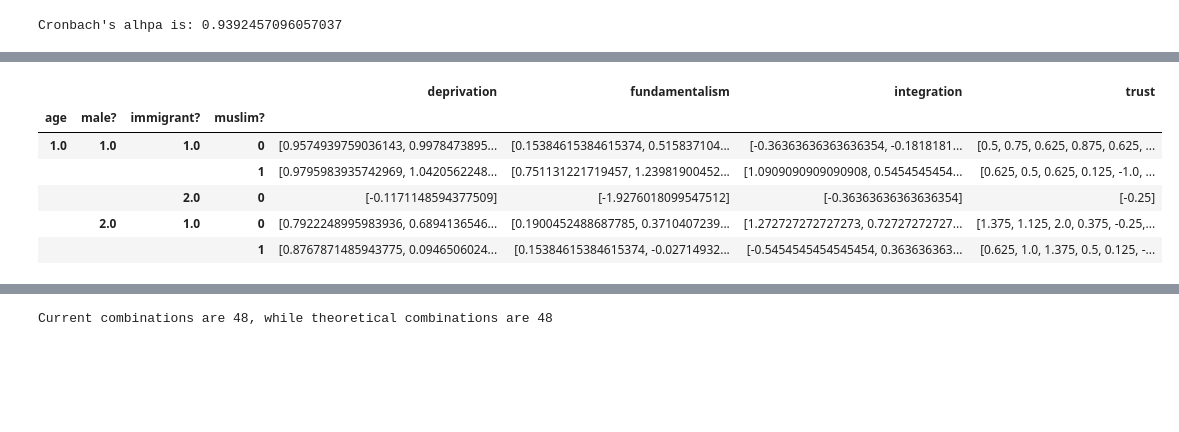
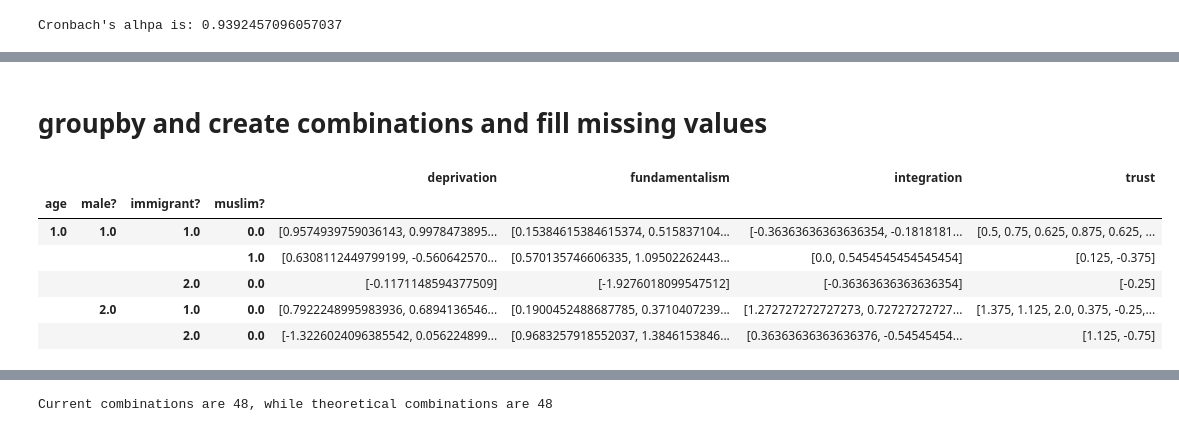
Before and after one commit to LABSS/PROTON-T, a Jupyter notebook: inputs/neukolln/opinion_analysis_T.ipynb, the cells around one changed output, grey strips where cells are left out. Cells and saved outputs as stored; diff of their text form; code cells hidden in the pictures; blank space fills up the shorter version.

```diff
--- a/inputs/neukolln/opinion_analysis_T.ipynb
+++ b/inputs/neukolln/opinion_analysis_T.ipynb
@@ -139,7 +139,7 @@ df_indices.columns = ['id', 'age', 'male?', 'immigrant?', 'muslim?', 'integratio
 # %%
 def check_muslim(x):
     if math.isnan(x):
-        return 1
+        return None
     elif x==5:
         return 1
     elif x!=5:
@@ -160,3 +183,5 @@ df_indices.head()
+# %% [markdown]
+# groupby and create combinations and fill missing values
 # %%
 def mix(x):
     return pd.Series({'integration':list(x.integration),\
@@ -164,16 +189,16 @@ def mix(x):
                       'deprivation': list(x.deprivation),\
                       'fundamentalism': list(x.fundamentalism)})
 # %%
-df_combinations = df_indices.dropna().groupby(['age', 'male?', 'immigrant?', 'muslim?']).apply(mix)
+df_combinations = df_indices.groupby(['age', 'male?', 'immigrant?', 'muslim?']).apply(mix)
 df_combinations.head()
 # %% [output]
 |  |  |  |  | deprivation | fundamentalism | integration | trust |
 | age | male? | immigrant? | muslim? |  |  |  |  |
-| 1.0 | 1.0 | 1.0 | 0 | [0.9574939759036143, 0.9978473895... | [0.15384615384615374, 0.515837104... | [-0.36363636363636354, -0.1818181... | [0.5, 0.75, 0.625, 0.875, 0.625, ... |
-|  |  |  | 1 | [0.9795983935742969, 1.0420562248... | [0.751131221719457, 1.23981900452... | [1.0909090909090908, 0.5454545454... | [0.625, 0.5, 0.625, 0.125, -1.0, ... |
-|  |  | 2.0 | 0 | [-0.1171148594377509] | [-1.9276018099547512] | [-0.36363636363636354] | [-0.25] |
-|  | 2.0 | 1.0 | 0 | [0.7922248995983936, 0.6894136546... | [0.1900452488687785, 0.3710407239... | [1.272727272727273, 0.72727272727... | [1.375, 1.125, 2.0, 0.375, -0.25,... |
-|  |  |  | 1 | [0.8767871485943775, 0.0946506024... | [0.15384615384615374, -0.02714932... | [-0.5454545454545454, 0.363636363... | [0.625, 1.0, 1.375, 0.5, 0.125, -... |
+| 1.0 | 1.0 | 1.0 | 0.0 | [0.9574939759036143, 0.9978473895... | [0.15384615384615374, 0.515837104... | [-0.36363636363636354, -0.1818181... | [0.5, 0.75, 0.625, 0.875, 0.625, ... |
+|  |  |  | 1.0 | [0.6308112449799199, -0.560642570... | [0.570135746606335, 1.09502262443... | [0.0, 0.5454545454545454] | [0.125, -0.375] |
+|  |  | 2.0 | 0.0 | [-0.1171148594377509] | [-1.9276018099547512] | [-0.36363636363636354] | [-0.25] |
+|  | 2.0 | 1.0 | 0.0 | [0.7922248995983936, 0.6894136546... | [0.1900452488687785, 0.3710407239... | [1.272727272727273, 0.72727272727... | [1.375, 1.125, 2.0, 0.375, -0.25,... |
+|  |  | 2.0 | 0.0 | [-1.3226024096385542, 0.056224899... | [0.9683257918552037, 1.3846153846... | [0.36363636363636376, -0.54545454... | [1.125, -0.75] |
 # %%
 mux = pd.MultiIndex.from_product(df_combinations.index.levels, names=['age','male?', 'immigrant?', 'muslim?'])
 # %%
```
Also changed, not shown: parts of 6 cells of this notebook.
